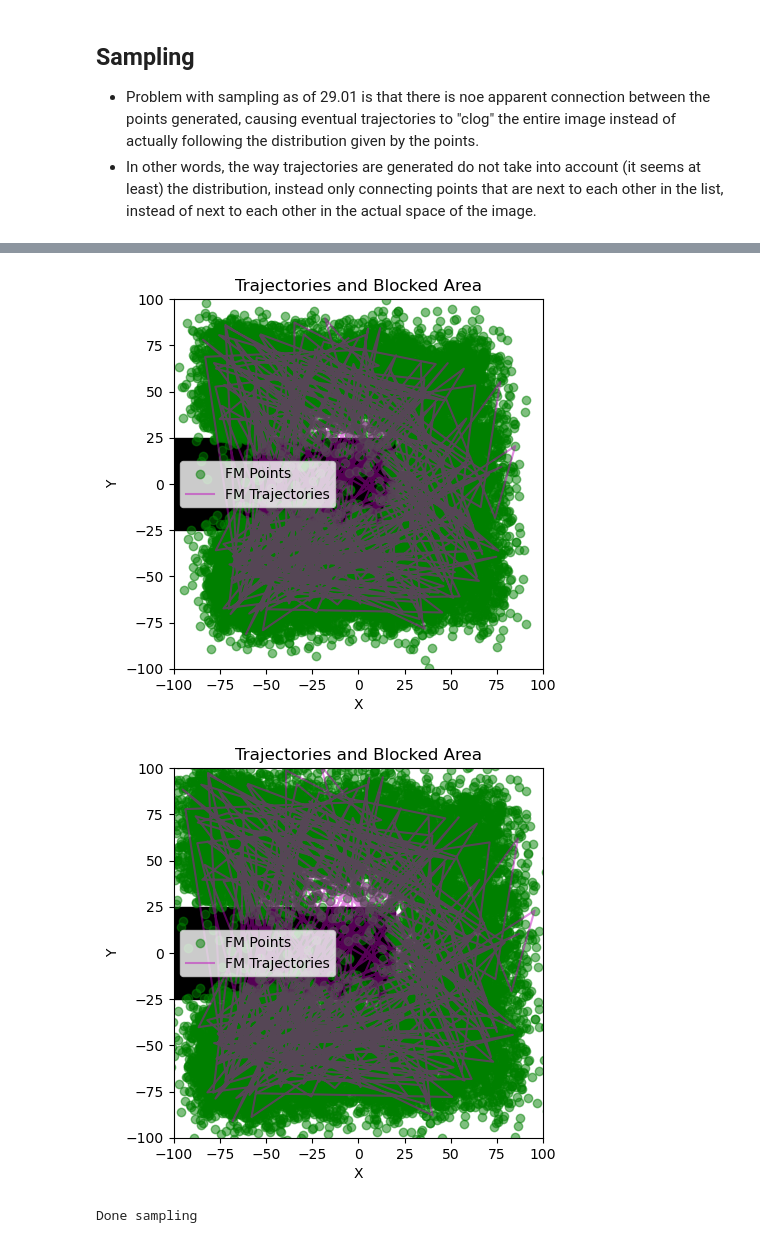
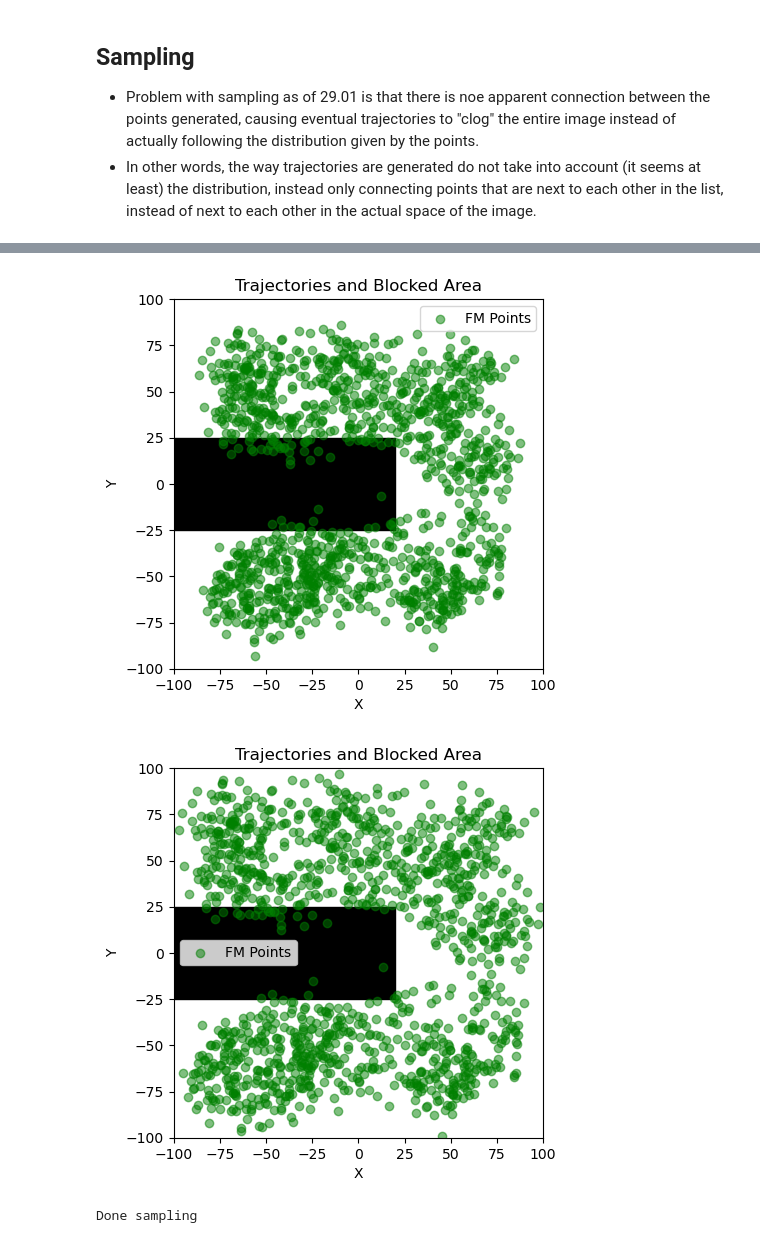
Before and after one commit to MortenHS/FlowMatching, a Jupyter notebook: test_fm.ipynb, the cells around one changed output, grey strips where cells are left out. Cells and saved outputs as stored; diff of their text form; code cells hidden in the pictures.

```diff
--- a/test_fm.ipynb
+++ b/test_fm.ipynb
@@ -78,8 +78,8 @@ def generate_trajectories(num_trajectories, num_steps, x_min, x_max, y_min, y_ma
     return np.array(trajectories)
 # %%
 # Parameters
-num_trajectories = 50
-num_steps = 300
+num_trajectories = 100
+num_steps = 20
 
 # Generate valid trajectories
 valid_trajectories = generate_trajectories(num_trajectories, num_steps, x_min, x_max, y_min, y_max)
@@ -167,7 +173,7 @@ data = torch.tensor(valid_trajectories, dtype=torch.float32, device=device)
 print(f"Device: {data.get_device()}")
 num_steps = data.shape[1]
 num_trajectories = data.shape[0]
-training_steps = 1000000 #1000000 = ca. 7 timer, 100000 = ca. 42 minutter, 10000 ca. 4 min
+training_steps = 10000 #1000000 = ca. 7 timer, 100000 = ca. 42 minutter, 10000 ca. 4 min
 batch_size = 64
 pbar = tqdm.tqdm(range(training_steps))
 losses = []
@@ -276,8 +282,8 @@ torch.manual_seed(42)
 model.eval().requires_grad_(False)
 
 xt = torch.randn(batch_size, num_steps, 2, device=device)
-steps = 10000
-plot_every = 1000
+steps = 1000
+plot_every = 100
 t_eval = torch.linspace(0, 1, steps, device=device)
 
 ode_func = ODEFunc(model)
@@ -292,9 +298,9 @@ for i in tqdm(range(0, steps, plot_every), desc="Plotting Progress"):
     plt.fill_betweenx([pillar_y_min, pillar_y_max], pillar_x_min, pillar_x_max, color='black')
     plt.scatter(xt_i[:, :, 0].detach().cpu().numpy(), xt_i[:, :, 1].detach().cpu().numpy(), color='green', alpha=0.5, label="FM Points")
 
-    for traj in xt_i.detach().cpu().numpy():
-        plt.plot(traj[:, 0], traj[:, 1], color='m', alpha=0.45, label="FM Trajectories")
-        break
+    # for traj in xt_i.detach().cpu().numpy():
+    #     plt.plot(traj[:, 0], traj[:, 1], color='m', alpha=0.45, label="FM Trajectories")
+    #     break
 
     plt.title("Trajectories and Blocked Area")
     plt.xlabel("X")
@@ -321,5 +327,5 @@ print("Done sampling")
-[figure, old version]
+[figure, new version]
-[figure, old version]
+[figure, new version]
 Done sampling
 # %%
 # batch_size = 64
```
Also changed, not shown: parts of 6 cells of this notebook, 29 other files.
